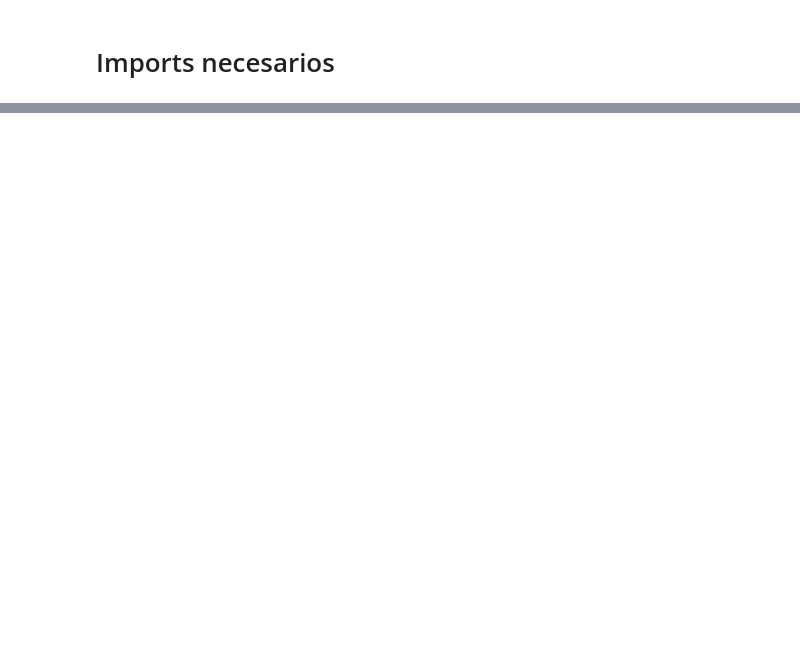
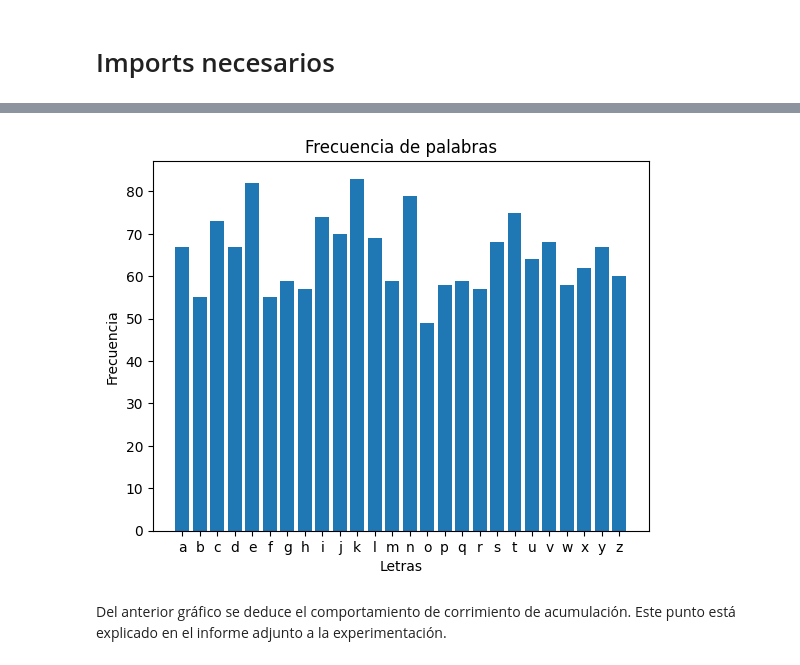
Before and after one commit to matiascozzani/TP-SO, a Jupyter notebook: Experimentos/Experimentos.ipynb, the cells around one changed output, grey strips where cells are left out. Saved outputs shown, nothing was run; the diff lists cells and outputs as text; code cells hidden in the pictures; blank space fills up the shorter version.

```diff
--- a/Experimentos/Experimentos.ipynb
+++ b/Experimentos/Experimentos.ipynb
@@ -103,0 +129,31 @@ JEJEJ FALLA
+# %%
+import matplotlib.pyplot as plt
+import collections
+
+def plot_word_frequency(filename):
+    with open(filename, 'r') as file:
+        words = [word.strip() for word in file.readlines()]
+
+    counter = collections.Counter(words)
+    word_freq = counter.most_common()
+
+    word_freq.sort(key=lambda x: x[0][0])
+
+    x_values = [word[0][0] for word in word_freq]
+    y_values = [word[1] for word in word_freq]
+
+    # Crear el gráfico de barras
+    plt.bar(x_values, y_values)
+
+    plt.xlabel('Letras')
+    plt.ylabel('Frecuencia')
+    plt.title('Frecuencia de palabras')
+
+
+    plt.show()
+
+plot_word_frequency('../Experimentos/data/Experimento1/generado0Ordenado.txt')
+# %% [output]
+[figure, added]
+# %% [markdown]
+Del anterior gráfico se deduce el comportamiento de corrimiento de acumulación. Este punto está explicado en el informe adjunto a la experimentación.
```
Also changed, not shown: parts of 19 cells of this notebook, 52 other files.
